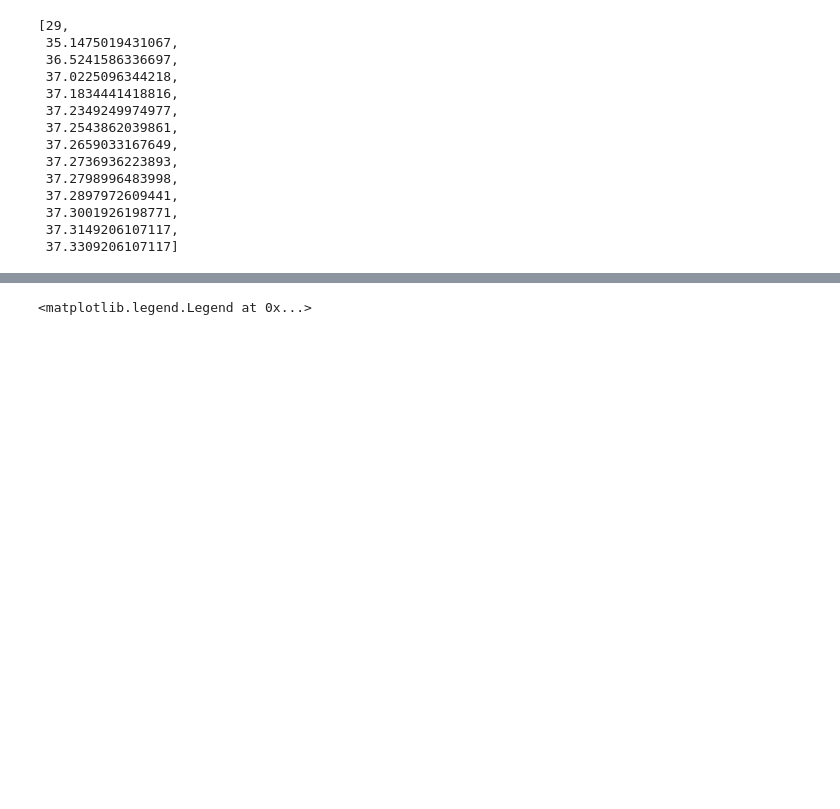
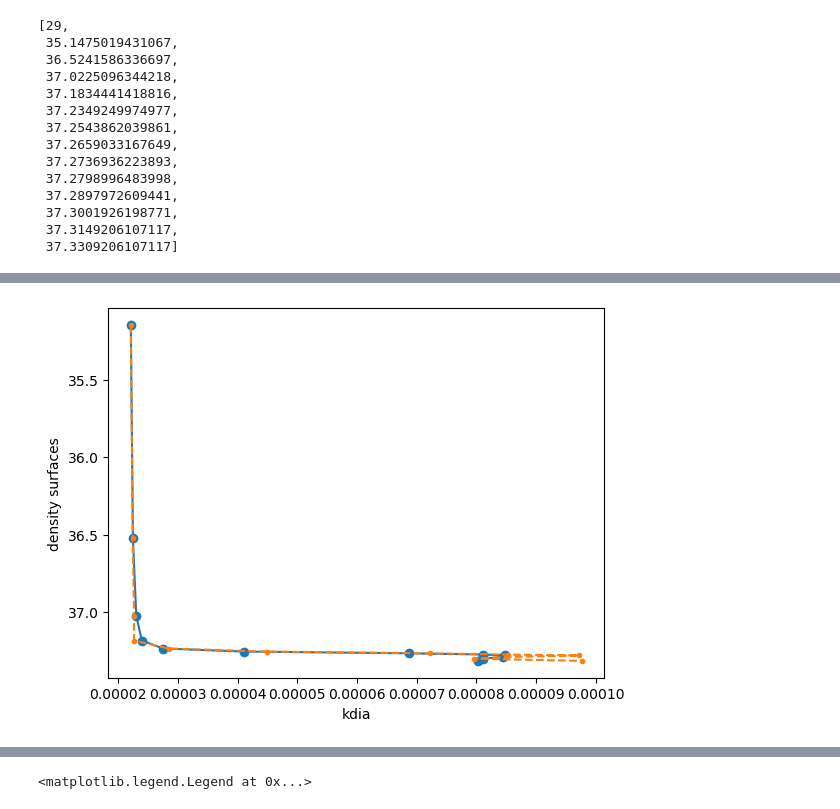
Before and after one commit to anthony-meza/test_age_framework, a Jupyter notebook: single_basin.ipynb, the cells around one changed output, grey strips where cells are left out. Drawn from its saved outputs; the diff is of its cells as text; code cells hidden in the pictures; blank space fills up the shorter version.

Commit message:
Update single_basin.ipynb
Now after fixing the kdia interpolation bug, the inferred result looks quite similar to the prescribed "true" value.

```diff
--- a/single_basin.ipynb
+++ b/single_basin.ipynb
@@ -1103,0 +994,25 @@ Text(0.5, 0.98, 'agezgrad*rA on isopycnals')
+# %%
+kdia_infer_diainterp=-diadiffflux_hsum/(diasum_agezgrad_rA_3D_hsum+1e-20)
+kdia3d_rA=kdia3d*dsGM2x.rA
+rA3d=0*kdia3d+dsGM2x.rA
+kdia_rA_diainterp=diaFluxOnRho_3D(fx=0*kdia3d_rA.load().data,fy=0*kdia3d_rA.load().data,fz=kdia3d_rA.load().data,rhoindex0=rhoindex0,rhoidcur=np.arange(0,Nlayersbin-1))
+rA_diainterp=diaFluxOnRho_3D(fx=0*rA3d.load().data,fy=0*rA3d.load().data,fz=rA3d.load().data,rhoindex0=rhoindex0,rhoidcur=np.arange(0,Nlayersbin-1))
+kdia_diainterp=kdia_rA_diainterp/(rA_diainterp+1e-20)
+'''
+This line below does not look perfectly correct,when calculating mean value,
+the extra 0 values should be masked. On the other hand,
+the 0 values are not a great concern when doing sum.
+'''
+
+#Mask_kdia_diainterp=(kdia_diainterp!=0)
+kdia_diainterp_hsum=np.sum(np.sum(kdia_rA_diainterp,axis=2),axis=1)/(np.sum(np.sum(rA_diainterp+1e-30,axis=2),axis=1))
+
+plt.plot(kdia_diainterp_hsum[1:],layers1_bounds[1:Nlayersbin-1],'o-')
+plt.plot(kdia_infer_diainterp[1:],layers1_bounds[1:Nlayersbin-1],'.--')
+#plt.plot(kdia_infer_diainterp_2D_hsum[1:],layers1_bounds[1:Nlayersbin-1],'o')
+
+plt.xlabel('kdia')
+plt.ylabel('density surfaces')
+plt.gca().invert_yaxis()
+# %% [output]
+[figure, added]
```
Also changed, not shown: parts of 44 cells of this notebook.
